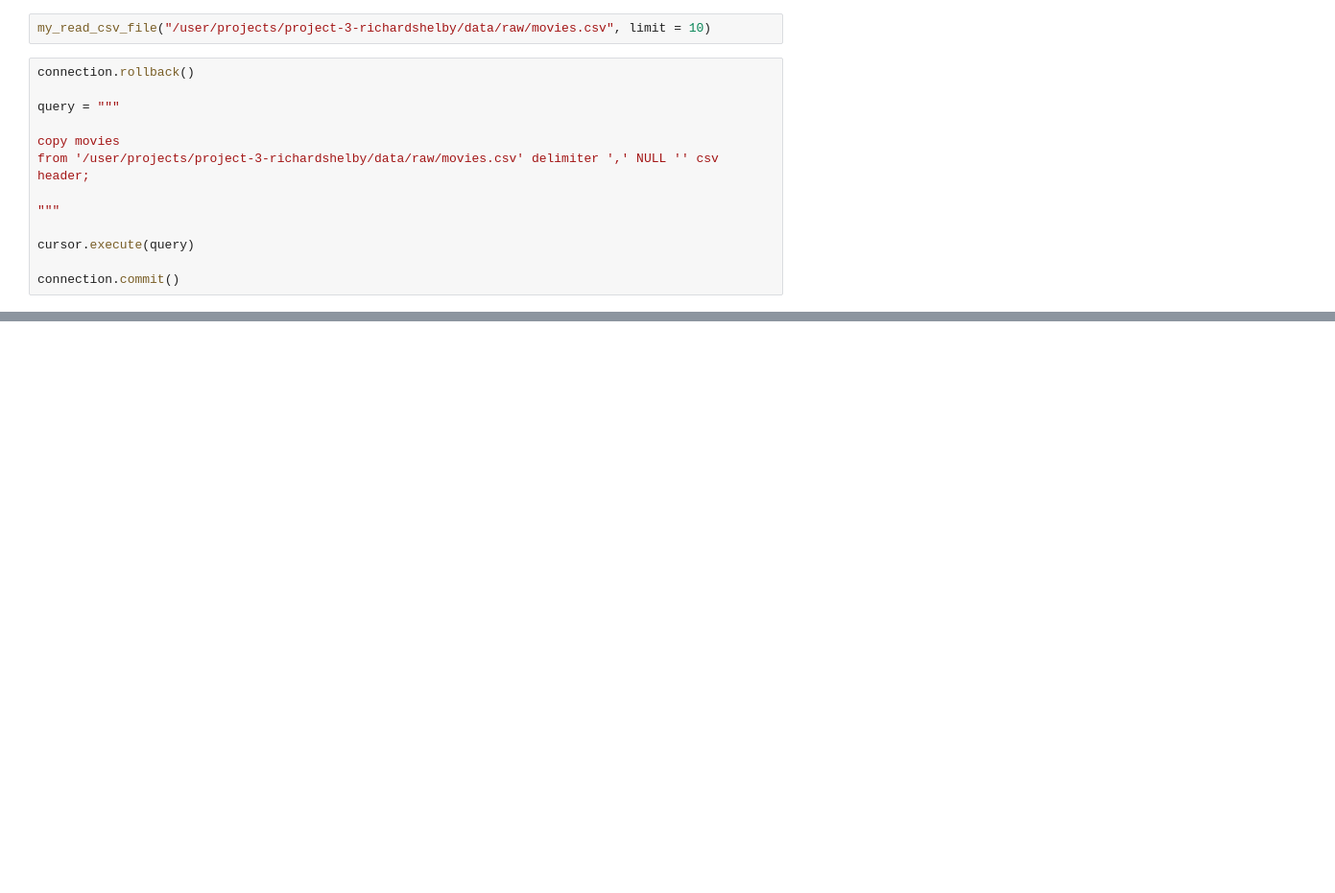
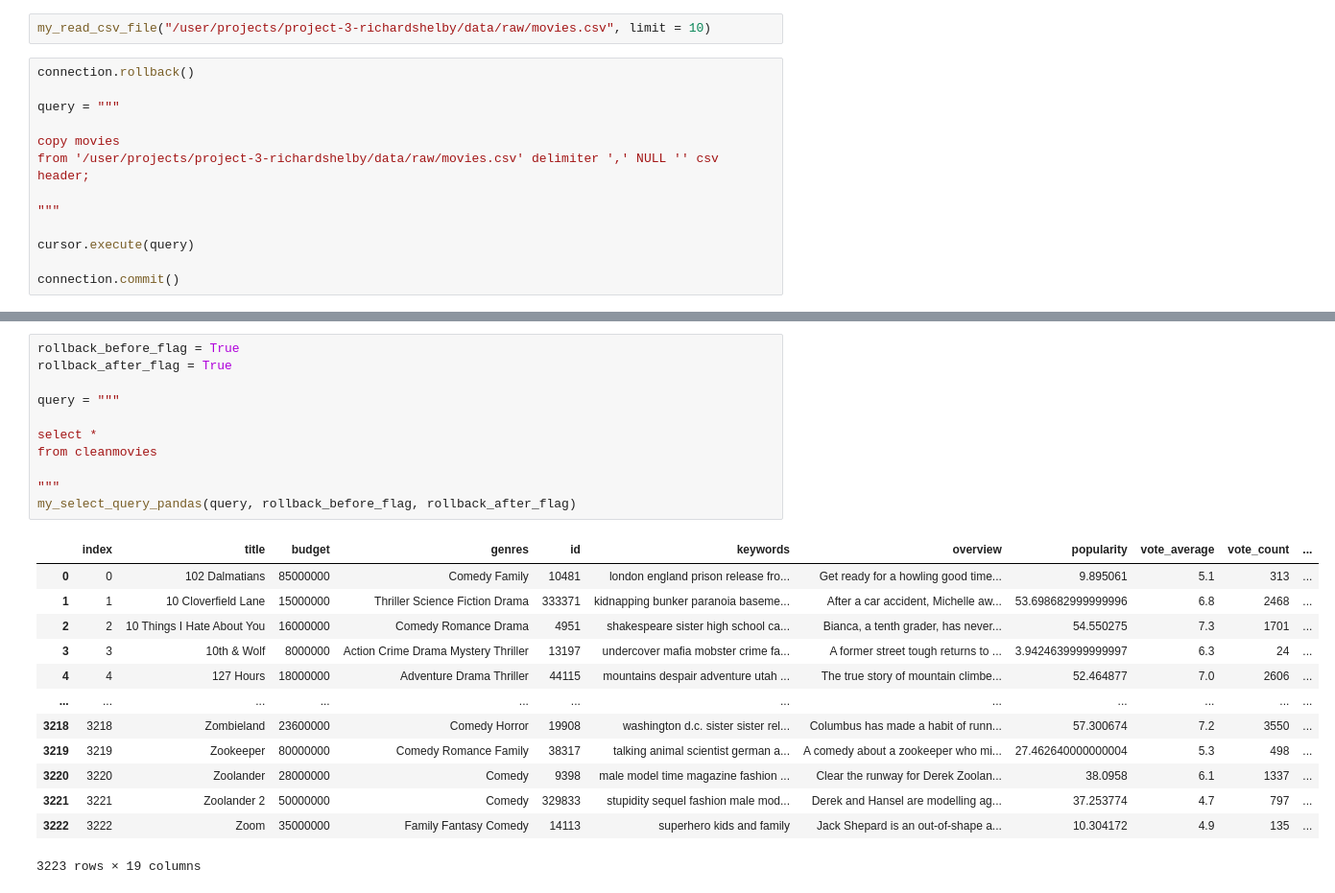
Before and after one commit to richardshelby/movie-recommendation-system, a Jupyter notebook: code/1.0-DS-coding-workspace.ipynb, the cells around one changed output, grey strips where cells are left out. Shown at 96% size. Saved outputs shown, nothing was run; the diff lists cells and outputs as text; blank space fills up the shorter version.

Commit message:
new tables and additional EDA

```diff
--- a/code/1.0-DS-coding-workspace.ipynb
+++ b/code/1.0-DS-coding-workspace.ipynb
@@ -165,0 +943,25 @@ connection.commit()
+# %%
+rollback_before_flag = True
+rollback_after_flag = True
+
+query = """
+
+select *
+from cleanmovies
+
+"""
+my_select_query_pandas(query, rollback_before_flag, rollback_after_flag)
+# %% [output]
+|  | index | title | budget | genres | id | keywords | overview | popularity | vote_average | vote_count | ... |
+| 0 | 0 | 102 Dalmatians | 85000000 | Comedy Family | 10481 | london england prison release fro... | Get ready for a howling good time... | 9.895061 | 5.1 | 313 | ... |
+| 1 | 1 | 10 Cloverfield Lane | 15000000 | Thriller Science Fiction Drama | 333371 | kidnapping bunker paranoia baseme... | After a car accident, Michelle aw... | 53.698682999999996 | 6.8 | 2468 | ... |
+| 2 | 2 | 10 Things I Hate About You | 16000000 | Comedy Romance Drama | 4951 | shakespeare sister high school ca... | Bianca, a tenth grader, has never... | 54.550275 | 7.3 | 1701 | ... |
+| 3 | 3 | 10th & Wolf | 8000000 | Action Crime Drama Mystery Thriller | 13197 | undercover mafia mobster crime fa... | A former street tough returns to ... | 3.9424639999999997 | 6.3 | 24 | ... |
+| 4 | 4 | 127 Hours | 18000000 | Adventure Drama Thriller | 44115 | mountains despair adventure utah ... | The true story of mountain climbe... | 52.464877 | 7.0 | 2606 | ... |
+| ... | ... | ... | ... | ... | ... | ... | ... | ... | ... | ... | ... |
+| 3218 | 3218 | Zombieland | 23600000 | Comedy Horror | 19908 | washington d.c. sister sister rel... | Columbus has made a habit of runn... | 57.300674 | 7.2 | 3550 | ... |
+| 3219 | 3219 | Zookeeper | 80000000 | Comedy Romance Family | 38317 | talking animal scientist german a... | A comedy about a zookeeper who mi... | 27.462640000000004 | 5.3 | 498 | ... |
+| 3220 | 3220 | Zoolander | 28000000 | Comedy | 9398 | male model time magazine fashion ... | Clear the runway for Derek Zoolan... | 38.0958 | 6.1 | 1337 | ... |
+| 3221 | 3221 | Zoolander 2 | 50000000 | Comedy | 329833 | stupidity sequel fashion male mod... | Derek and Hansel are modelling ag... | 37.253774 | 4.7 | 797 | ... |
+| 3222 | 3222 | Zoom | 35000000 | Family Fantasy Comedy | 14113 | superhero kids and family | Jack Shepard is an out-of-shape a... | 10.304172 | 4.9 | 135 | ... |
+3223 rows × 19 columns
```
Also changed, not shown: parts of 49 cells of this notebook, 6 other files.
